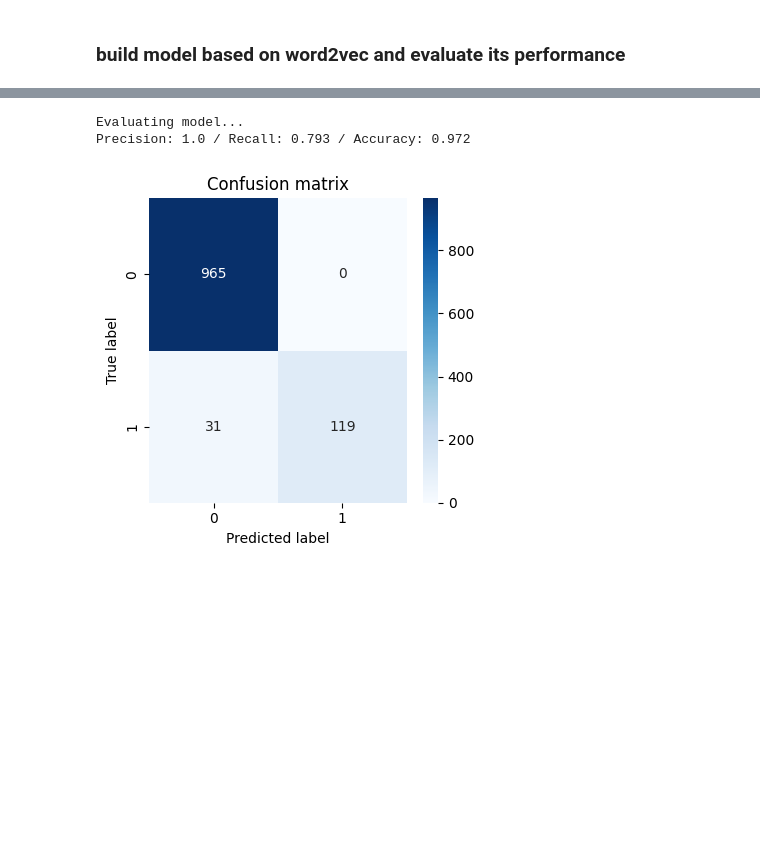
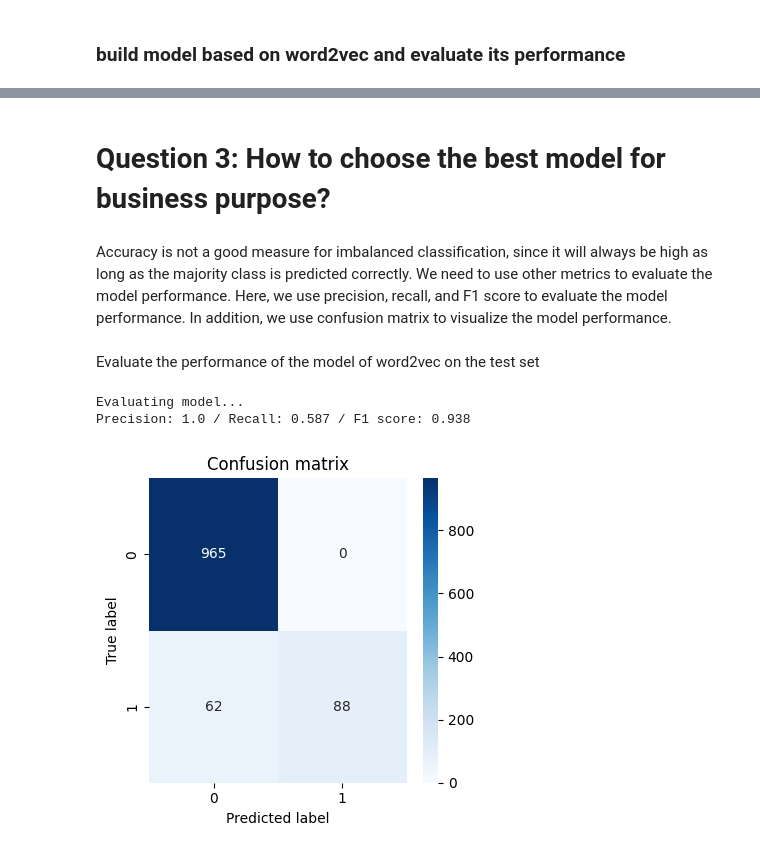
Before and after one commit to canfang-feng/nlp-pipeline, a Jupyter notebook: SMS_Spam_Classifier.ipynb, the cells around one changed output, grey strips where cells are left out. Saved outputs shown, nothing was run; the diff lists cells and outputs as text; code cells hidden in the pictures; blank space fills up the shorter version.

```diff
--- a/SMS_Spam_Classifier.ipynb
+++ b/SMS_Spam_Classifier.ipynb
@@ -144,14 +384,53 @@ X_train, X_test, y_train, y_test = train_test_split(
-# %%
-model = build_model()
-model.fit(X_train, y_train)
-y_pred = model.predict(X_test)
-
-print("Evaluating model...")
-evaluate_model(y_test, y_pred)
-
-cm=confusion_matrix(y_test, y_pred)
-plot_confusion_matrix(cm)
-# %% [output]
-Evaluating model...
-Precision: 1.0 / Recall: 0.793 / Accuracy: 0.972
-[figure, removed]
+# %% [markdown]
+# Question 3: How to choose the best model for business purpose?
+# %% [markdown]
+Accuracy is not a good measure for imbalanced classification, since it will always be high as long as the majority class is predicted correctly. We need to use other metrics to evaluate the model performance. Here, we use precision, recall, and F1 score to evaluate the model performance. In addition, we use confusion matrix to visualize the model performance.
+# %%
+from sklearn.metrics import f1_score
+def evaluate_model(y_test, y_pred):
+    """
+    Evaluate model performance
+    Args:
+        y_test: true labels
+        y_pred: predicted labels
+    Returns:
+        None
+    """
+    precision = precision_score(y_test, y_pred)
+    recall = recall_score(y_test, y_pred)
+    f1_scores = f1_score(y_test, y_pred,average='weighted')
+    print(
+        "Precision: {} / Recall: {} / F1 score: {}".format(
+            round(precision, 3),
+            round(recall, 3),
+            round(f1_scores, 3),
+        )
+    )
+
+def plot_confusion_matrix(cm: np.array):
+    """
+    Plot confusion matrix
+    Args:
+        cm: confusion matrix
+    Returns:
+        None
+    """
+    fig, ax = plt.subplots(1, figsize=(4, 4))
+    sns.heatmap(cm, annot=True, ax=ax, fmt="d", cmap="Blues")
+    ax.set_title("Confusion matrix")
+    ax.set_ylabel("True label")
+    ax.set_xlabel("Predicted label")
+    fig.tight_layout()
+    plt.show()
+# %% [markdown]
+Evaluate the performance of the model of word2vec on the test set
+# %%
+print("Evaluating model...")
+evaluate_model(y_test_clean, y_pred_rf_word2vec)
+# create confusion matrix
+cm=confusion_matrix(y_test_clean,  y_pred_rf_word2vec)
+plot_confusion_matrix(cm)
+# %% [output]
+Evaluating model...
+Precision: 1.0 / Recall: 0.587 / F1 score: 0.938
+[figure, added]
```
Also changed, not shown: parts of 51 cells of this notebook, 3 other files.
